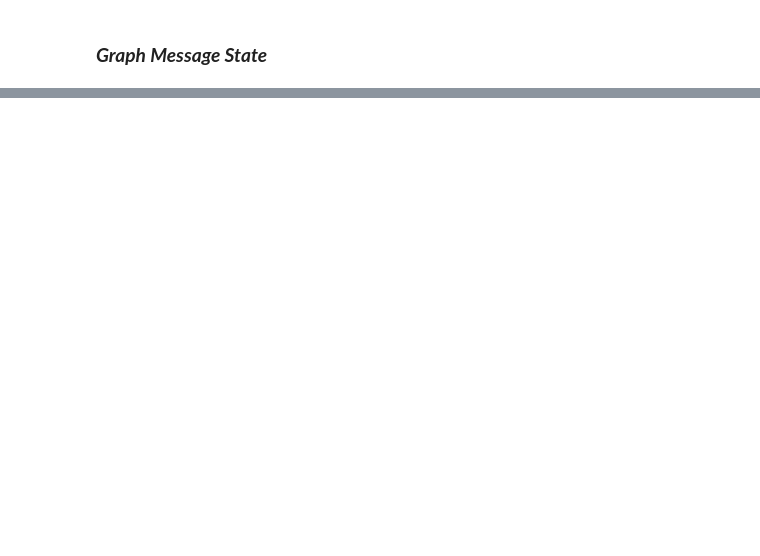
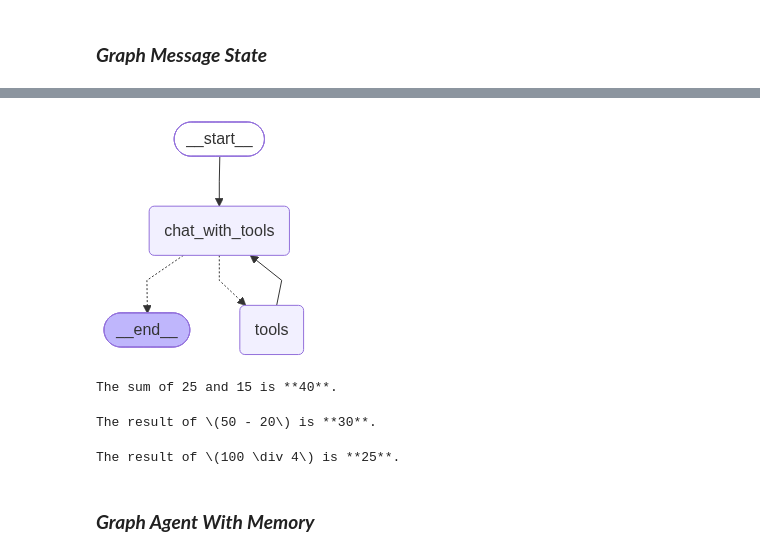
Before and after one commit to Ankit1726/AI_Engineering, a Jupyter notebook: Agentic_AI/notebooks/langgraph/langgraph.ipynb, the cells around one changed output, grey strips where cells are left out. Saved outputs shown, nothing was run; the diff lists cells and outputs as text; code cells hidden in the pictures; blank space fills up the shorter version.

```diff
--- a/Agentic_AI/notebooks/langgraph/langgraph.ipynb
+++ b/Agentic_AI/notebooks/langgraph/langgraph.ipynb
@@ -177,0 +446,36 @@ graph
+# %%
+g
+# %% [output]
+[figure, added]
+# %%
+# Example 1: Addition
+result = g.invoke({
+    "messages": [
+        HumanMessage(content="Calculate 25 + 15 using your tool.")
+    ]
+})
+print(result["messages"][-1].content)
+# %% [output]
+The sum of 25 and 15 is **40**.
+# %%
+# Example 2: Subtraction
+result = g.invoke({
+    "messages": [
+        HumanMessage(content="Calculate 50 - 20 using your tool.")
+    ]
+})
+print(result["messages"][-1].content)
+# %% [output]
+The result of \(50 - 20\) is **30**.
+# %%
+# Example 3: Division
+result = g.invoke({
+    "messages": [
+        HumanMessage(content="Calculate 100 divided by 4 using your tool.")
+    ]
+})
+print(result["messages"][-1].content)
+# %% [output]
+The result of \(100 \div 4\) is **25**.
+# %% [markdown]
+### ***Graph Agent With Memory***
```
Also changed, not shown: parts of 19 cells of this notebook.
